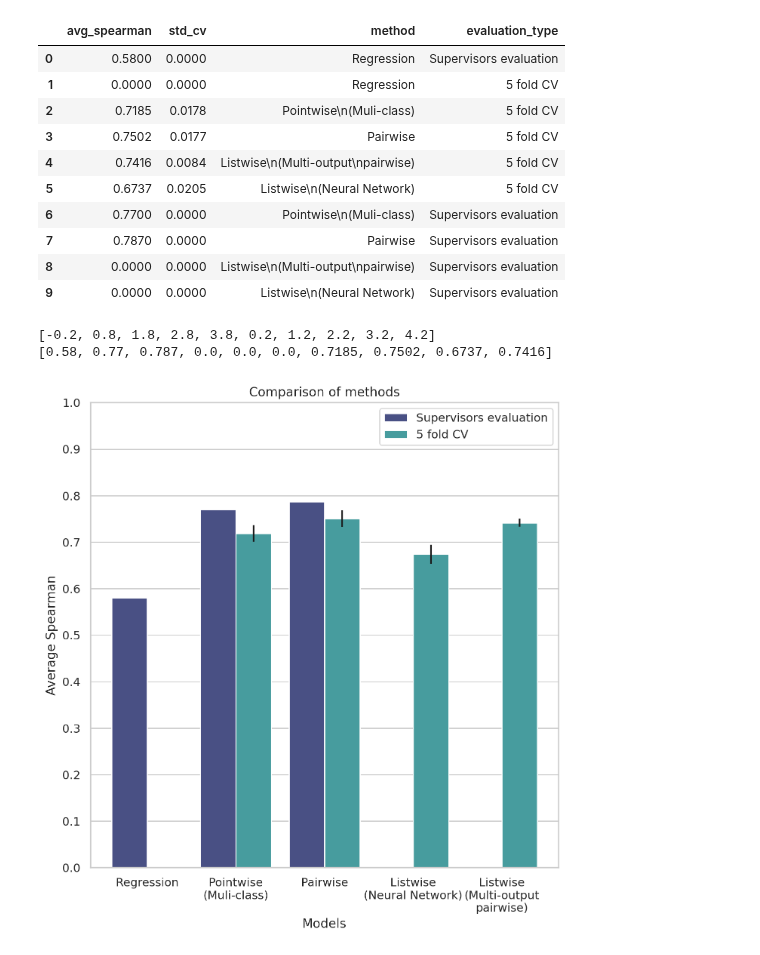
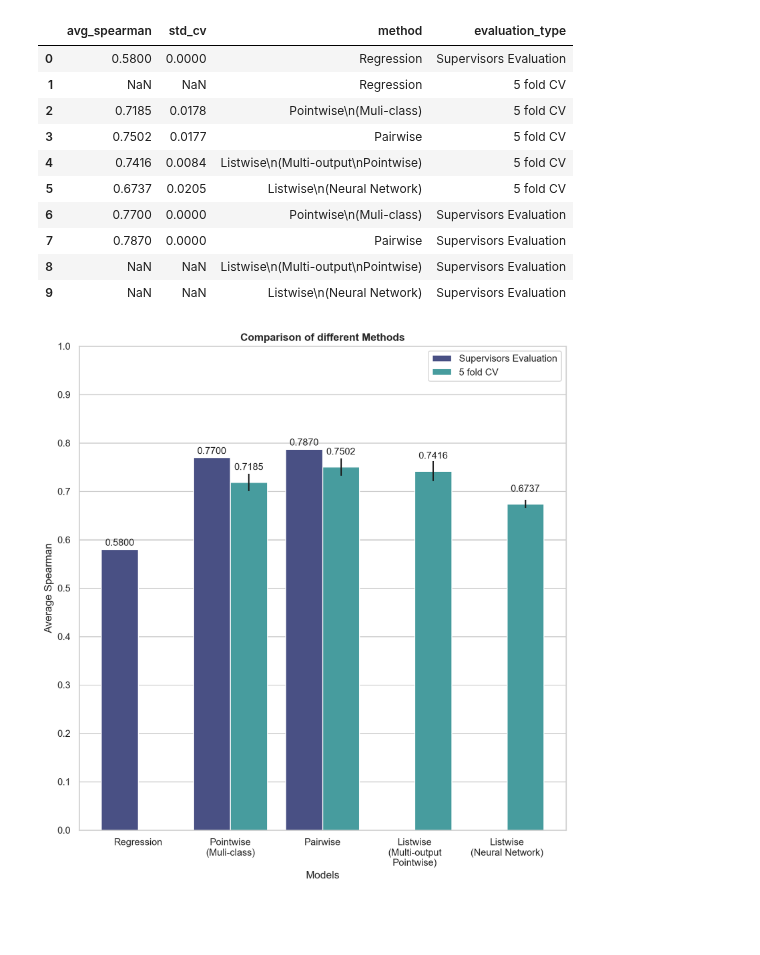
Before and after one commit to nina-prog/meta-learning-for-encoder-selection, a Jupyter notebook: notebooks/week14/week14-plots.ipynb, the cells around one changed output. Drawn from its saved outputs; the diff is of its cells as text; code cells hidden in the pictures; blank space fills up the shorter version.

Commit message:
Add bar labels and correct method name of listwise

```diff
--- a/notebooks/week14/week14-plots.ipynb
+++ b/notebooks/week14/week14-plots.ipynb
@@ -20,46 +20,44 @@ np.random.seed(7)
 # Look up scores from the tasks and collect them in a dataframe
 # All are trained with a 5 fold CV
 data = {
-    "avg_spearman"     : [0.58, 0, 0.7185, 0.7502, 0.7416, 0.6737, 0.77, 0.787, 0     , 0],
-    "std_cv"           : [0, 0, 0.0178, 0.0177, 0.0084, 0.0205, 0   , 0    , 0     , 0],
+    "avg_spearman"     : [0.58, np.NaN, 0.7185, 0.7502, 0.7416, 0.6737, 0.77, 0.787, np.NaN, np.NaN],
+    "std_cv"           : [0, np.NaN, 0.0178, 0.0177, 0.0084, 0.0205, 0   , 0    , np.NaN     , np.NaN],
     "method"           : ["Regression", "Regression",
-                          "Pointwise\n(Muli-class)", "Pairwise", "Listwise\n(Multi-output\npairwise)", "Listwise\n(Neural Network)", "Pointwise\n(Muli-class)", "Pairwise", "Listwise\n(Multi-output\npairwise)", "Listwise\n(Neural Network)"],
-    "evaluation_type"  : ["Supervisors evaluation", "5 fold CV", "5 fold CV", "5 fold CV", "5 fold CV", "5 fold CV", "Supervisors evaluation", "Supervisors evaluation", "Supervisors evaluation", "Supervisors evaluation"]
+                          "Pointwise\n(Muli-class)", "Pairwise", "Listwise\n(Multi-output\nPointwise)", "Listwise\n(Neural Network)", "Pointwise\n(Muli-class)", "Pairwise", "Listwise\n(Multi-output\nPointwise)", "Listwise\n(Neural Network)"],
+    "evaluation_type"  : ["Supervisors Evaluation", "5 fold CV", "5 fold CV", "5 fold CV", "5 fold CV", "5 fold CV", "Supervisors Evaluation", "Supervisors Evaluation", "Supervisors Evaluation", "Supervisors Evaluation"]
 }
 df = pd.DataFrame(data=data)
 df.head(10)
 # %% [output]
 |  | avg_spearman | std_cv | method | evaluation_type |
-| 0 | 0.5800 | 0.0000 | Regression | Supervisors evaluation |
-| 1 | 0.0000 | 0.0000 | Regression | 5 fold CV |
+| 0 | 0.5800 | 0.0000 | Regression | Supervisors Evaluation |
+| 1 | NaN | NaN | Regression | 5 fold CV |
 | 2 | 0.7185 | 0.0178 | Pointwise\n(Muli-class) | 5 fold CV |
 | 3 | 0.7502 | 0.0177 | Pairwise | 5 fold CV |
-| 4 | 0.7416 | 0.0084 | Listwise\n(Multi-output\npairwise) | 5 fold CV |
+| 4 | 0.7416 | 0.0084 | Listwise\n(Multi-output\nPointwise) | 5 fold CV |
 | 5 | 0.6737 | 0.0205 | Listwise\n(Neural Network) | 5 fold CV |
-| 6 | 0.7700 | 0.0000 | Pointwise\n(Muli-class) | Supervisors evaluation |
-| 7 | 0.7870 | 0.0000 | Pairwise | Supervisors evaluation |
-| 8 | 0.0000 | 0.0000 | Listwise\n(Multi-output\npairwise) | Supervisors evaluation |
-| 9 | 0.0000 | 0.0000 | Listwise\n(Neural Network) | Supervisors evaluation |
+| 6 | 0.7700 | 0.0000 | Pointwise\n(Muli-class) | Supervisors Evaluation |
+| 7 | 0.7870 | 0.0000 | Pairwise | Supervisors Evaluation |
+| 8 | NaN | NaN | Listwise\n(Multi-output\nPointwise) | Supervisors Evaluation |
+| 9 | NaN | NaN | Listwise\n(Neural Network) | Supervisors Evaluation |
 # %%
-fig, axes = plt.subplots(figsize=(8, 8), nrows=1, ncols=1)
+fig, axes = plt.subplots(figsize=(10, 10), nrows=1, ncols=1)
 plot = sns.barplot(data=df, x="method", y="avg_spearman", ax=axes, palette="mako", hue="evaluation_type")  # color="b",
-plot.set(title="Comparison of methods")
+plot.bar_label(plot.containers[0], fmt='%.4f', label_type='edge', fontsize=11, padding=2)
+plot.bar_label(plot.containers[1], fmt='%.4f', label_type='edge', fontsize=11, padding=12)
+plot.set_title("Comparison of different Methods", fontweight="bold")
 plot.set_ylim([0.0, 1.0])
 plot.set_yticks([0.0, 0.1, 0.2, 0.3, 0.4, 0.5, 0.6, 0.7, 0.8, 0.9, 1.0])
 plot.legend(loc='upper right')
 plot.set_xlabel("Models")
 plot.set_ylabel("Average Spearman")
 
-#df = df.sort_values(['evaluation_type', 'method'], ascending=False)
+df = df.sort_values(['evaluation_type', 'method'], ascending=False)
 x_coords = [p.get_x() + 0.5*p.get_width() for p in plot.patches]
 y_coords = [p.get_height() for p in plot.patches]
-print(x_coords)
-print(y_coords)
 plt.errorbar(x=x_coords, y=y_coords, yerr=df["std_cv"], fmt="none", c= "k")
 
 f = plot.get_figure()
 f.savefig("Comparison_of_methods.svg")
 # %% [output]
-[-0.2, 0.8, 1.8, 2.8, 3.8, 0.2, 1.2, 2.2, 3.2, 4.2]
-[0.58, 0.77, 0.787, 0.0, 0.0, 0.0, 0.7185, 0.7502, 0.6737, 0.7416]
-[figure, old version]
+[figure, new version]
```
Also changed, not shown: 1 other file.
